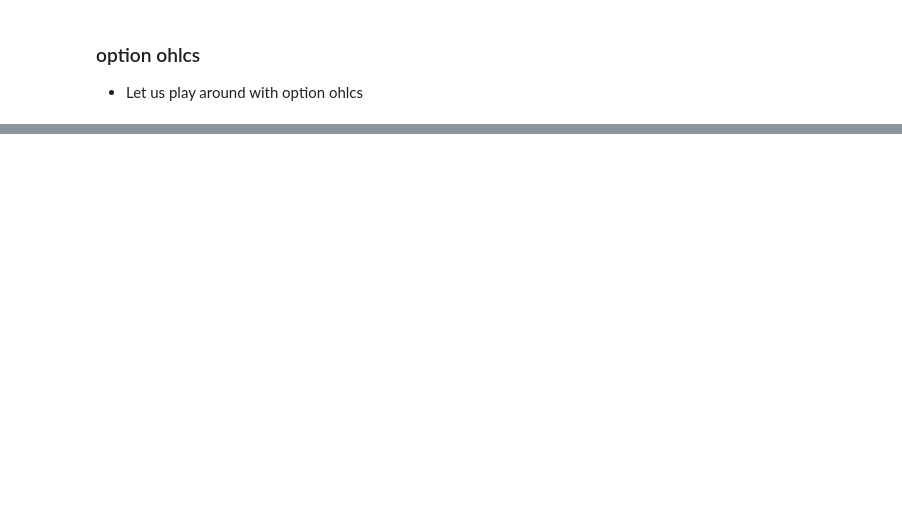
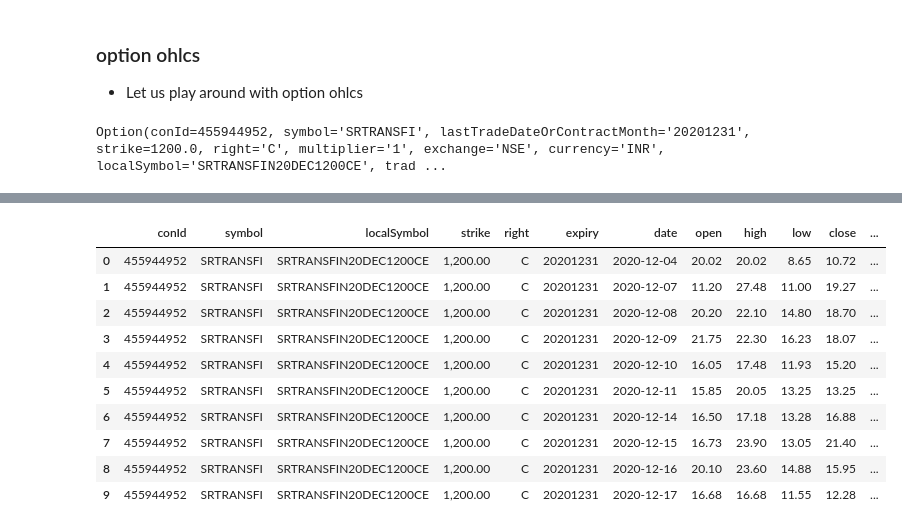
Before and after one commit to reservoirinvest/learn, a Jupyter notebook: ib/wb_nakeds.ipynb, the cells around one changed output, grey strips where cells are left out. Cells and saved outputs as stored; diff of their text form; code cells hidden in the pictures; blank space fills up the shorter version.

```diff
--- a/ib/wb_nakeds.ipynb
+++ b/ib/wb_nakeds.ipynb
@@ -73,3 +75,30 @@ array(['df_chains.pkl', 'df_nakeds.pkl', 'df_ohlcs.pkl',
+# %%
+# Get the host, port, cid
+from engine import *
+from support import *
+
+ibp = Vars(MARKET.upper())  # IB Parameters from var.yml
+HOST, PORT, CID = ibp.HOST, ibp.PORT, ibp.CID
+
+# * SET THE CONNECTION
+def connect(HOST, PORT, CID):
+    try:
+        if ib.isConnected():
+            print(f"IB is already connected to host: {ib.client.host}, port:{ib.client.port}, clientId: {ib.client.clientId}")
+        else:
+            ib = IB().connect(HOST, PORT, CID)
+            print(f"IB is set to host: {ib.client.host}, port:{ib.client.port}, clientId: {ib.client.clientId}")
+
+    except NameError:
+        try:
+            ib = IB().connect(HOST, PORT, CID)
+            print(f"IB connection status is now: {ib.isConnected()} at {ib.client.host}, port:{ib.client.port}, clientId: {ib.client.clientId}")
+
+        except Exception:
+            print(f"IB connection failed for {HOST}, port:{PORT}, clientId: {CID}")
+            ib = None
+
+    return ib
 # %% [markdown]
 ### Get the nakeds and ohlcs
 # %% [raw]
@@ -272,9 +310,18 @@ async def opt_ohlc(ib: IB,
     df = util.df(ohlc)
 
     return df
+# %%
+with IB().connect(HOST, PORT, CID) as ib:
+    opt_ct1 = ib.qualifyContracts(Option(symbol='SRTRANSFI', lastTradeDateOrContractMonth='20201231', strike=1200.0, right='C', exchange='NSE'))[0]
+# %%
+opt_ct1
+# %% [output]
+Option(conId=455944952, symbol='SRTRANSFI', lastTradeDateOrContractMonth='20201231', strike=1200.0, right='C', multiplier='1', exchange='NSE', currency='INR', localSymbol='SRTRANSFIN20DEC1200CE', trad ...
 # %%
 %%time
 with IB().connect(HOST, PORT, CID )as ib:
-    opt_ohlcs1 = ib.run(opt_ohlc(ib, opt_ct, DURATION='2 W', OHLC_DELAY=5,  BAR_SIZE="8 hours", WHAT_TO_SHOW="MIDPOINT"))
+#     opt_ohlcs1 = ib.run(opt_ohlc(ib, opt_ct1, DURATION='10 D', OHLC_DELAY=5,  BAR_SIZE="1 hour", WHAT_TO_SHOW="MIDPOINT"))
+    opt_ohlcs1 = ib.run(ohlc(ib, opt_ct1, DURATION='10 D', OHLC_DELAY=5))
 
 opt_ohlcs1
+# %% [output]
@@ -281,2 +329,13 @@ opt_ohlcs1
+|  | conId | symbol | localSymbol | strike | right | expiry | date | open | high | low | close | ... |
+| 0 | 455944952 | SRTRANSFI | SRTRANSFIN20DEC1200CE | 1,200.00 | C | 20201231 | 2020-12-04 | 20.02 | 20.02 | 8.65 | 10.72 | ... |
+| 1 | 455944952 | SRTRANSFI | SRTRANSFIN20DEC1200CE | 1,200.00 | C | 20201231 | 2020-12-07 | 11.20 | 27.48 | 11.00 | 19.27 | ... |
+| 2 | 455944952 | SRTRANSFI | SRTRANSFIN20DEC1200CE | 1,200.00 | C | 20201231 | 2020-12-08 | 20.20 | 22.10 | 14.80 | 18.70 | ... |
+| 3 | 455944952 | SRTRANSFI | SRTRANSFIN20DEC1200CE | 1,200.00 | C | 20201231 | 2020-12-09 | 21.75 | 22.30 | 16.23 | 18.07 | ... |
+| 4 | 455944952 | SRTRANSFI | SRTRANSFIN20DEC1200CE | 1,200.00 | C | 20201231 | 2020-12-10 | 16.05 | 17.48 | 11.93 | 15.20 | ... |
+| 5 | 455944952 | SRTRANSFI | SRTRANSFIN20DEC1200CE | 1,200.00 | C | 20201231 | 2020-12-11 | 15.85 | 20.05 | 13.25 | 13.25 | ... |
+| 6 | 455944952 | SRTRANSFI | SRTRANSFIN20DEC1200CE | 1,200.00 | C | 20201231 | 2020-12-14 | 16.50 | 17.18 | 13.28 | 16.88 | ... |
+| 7 | 455944952 | SRTRANSFI | SRTRANSFIN20DEC1200CE | 1,200.00 | C | 20201231 | 2020-12-15 | 16.73 | 23.90 | 13.05 | 21.40 | ... |
+| 8 | 455944952 | SRTRANSFI | SRTRANSFIN20DEC1200CE | 1,200.00 | C | 20201231 | 2020-12-16 | 20.10 | 23.60 | 14.88 | 15.95 | ... |
+| 9 | 455944952 | SRTRANSFI | SRTRANSFIN20DEC1200CE | 1,200.00 | C | 20201231 | 2020-12-17 | 16.68 | 16.68 | 11.55 | 12.28 | ... |
 # %%
 util.barplot(opt_ohlcs1, title=opt_ct.localSymbol),
```
Also changed, not shown: parts of 21 cells of this notebook, 16 other files.
